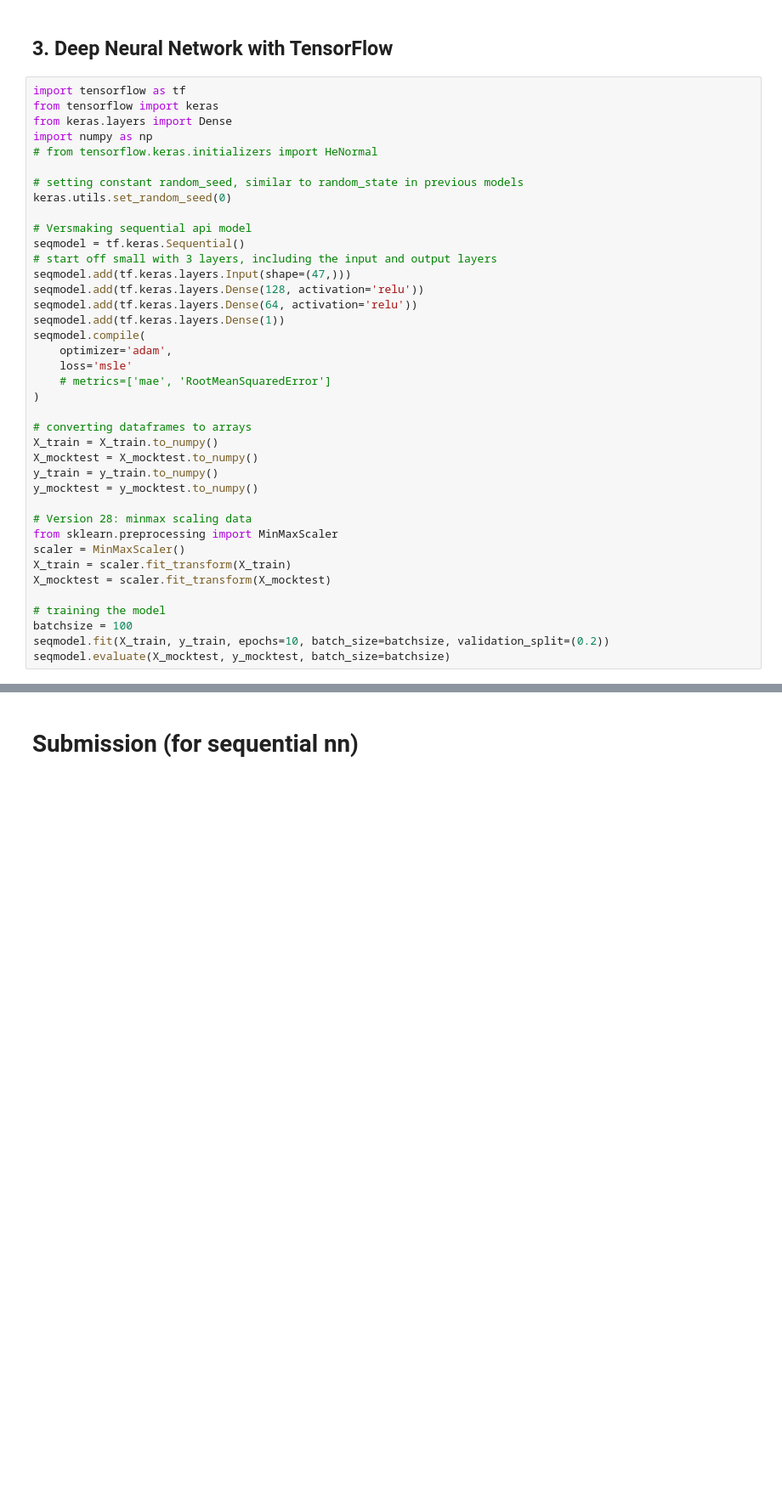
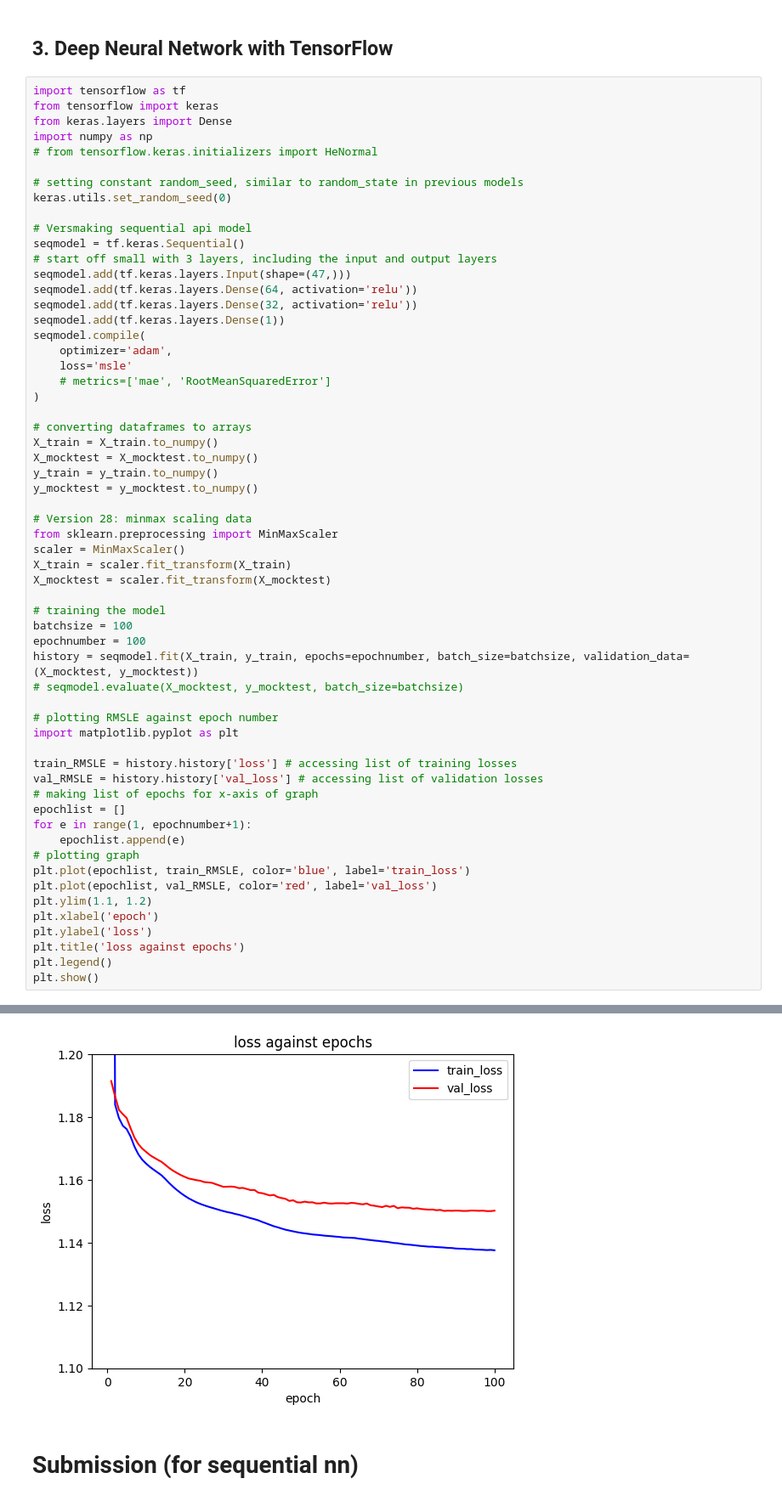
Before and after one commit to milkbottledude/Kaggle-Insurance_Machine_Learning, a Jupyter notebook: insurance-regression-machine-learning.ipynb, the cells around one changed output, grey strips where cells are left out. Shown at 85% size. Cells and saved outputs as stored; diff of their text form; blank space fills up the shorter version.

```diff
--- a/insurance-regression-machine-learning.ipynb
+++ b/insurance-regression-machine-learning.ipynb
@@ -207,8 +207,8 @@ keras.utils.set_random_seed(0)
 seqmodel = tf.keras.Sequential()
 # start off small with 3 layers, including the input and output layers
 seqmodel.add(tf.keras.layers.Input(shape=(47,)))
-seqmodel.add(tf.keras.layers.Dense(128, activation='relu'))
 seqmodel.add(tf.keras.layers.Dense(64, activation='relu'))
+seqmodel.add(tf.keras.layers.Dense(32, activation='relu'))
 seqmodel.add(tf.keras.layers.Dense(1))
 seqmodel.compile(
     optimizer='adam',
@@ -230,6 +230,26 @@ X_mocktest = scaler.fit_transform(X_mocktest)
 
 # training the model
 batchsize = 100
-seqmodel.fit(X_train, y_train, epochs=10, batch_size=batchsize, validation_split=(0.2))
-seqmodel.evaluate(X_mocktest, y_mocktest, batch_size=batchsize)
+epochnumber = 100
+history = seqmodel.fit(X_train, y_train, epochs=epochnumber, batch_size=batchsize, validation_data=(X_mocktest, y_mocktest))
+# seqmodel.evaluate(X_mocktest, y_mocktest, batch_size=batchsize)
+
+# plotting RMSLE against epoch number
+import matplotlib.pyplot as plt
+
+train_RMSLE = history.history['loss'] # accessing list of training losses
+val_RMSLE = history.history['val_loss'] # accessing list of validation losses
+# making list of epochs for x-axis of graph
+epochlist = []
+for e in range(1, epochnumber+1):
+    epochlist.append(e)
+# plotting graph
+plt.plot(epochlist, train_RMSLE, color='blue', label='train_loss')
+plt.plot(epochlist, val_RMSLE, color='red', label='val_loss')
+plt.ylim(1.1, 1.2)
+plt.xlabel('epoch')
+plt.ylabel('loss')
+plt.title('loss against epochs')
+plt.legend()
+plt.show()
 # %% [output]
@@ -254,3 +273,4 @@ Epoch 10/10
+[figure, added]
 # %% [markdown]
 # Submission (for sequential nn)
 # %%
```
Also changed, not shown: parts of 2 cells of this notebook.
